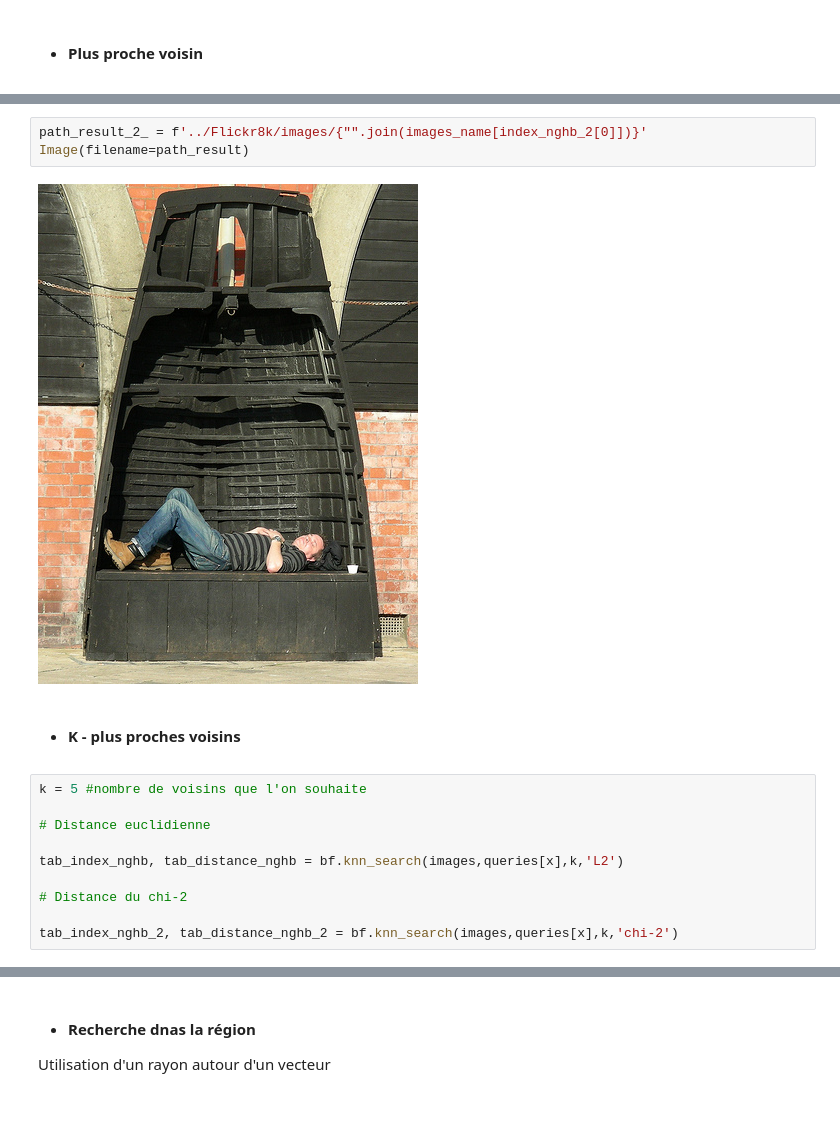
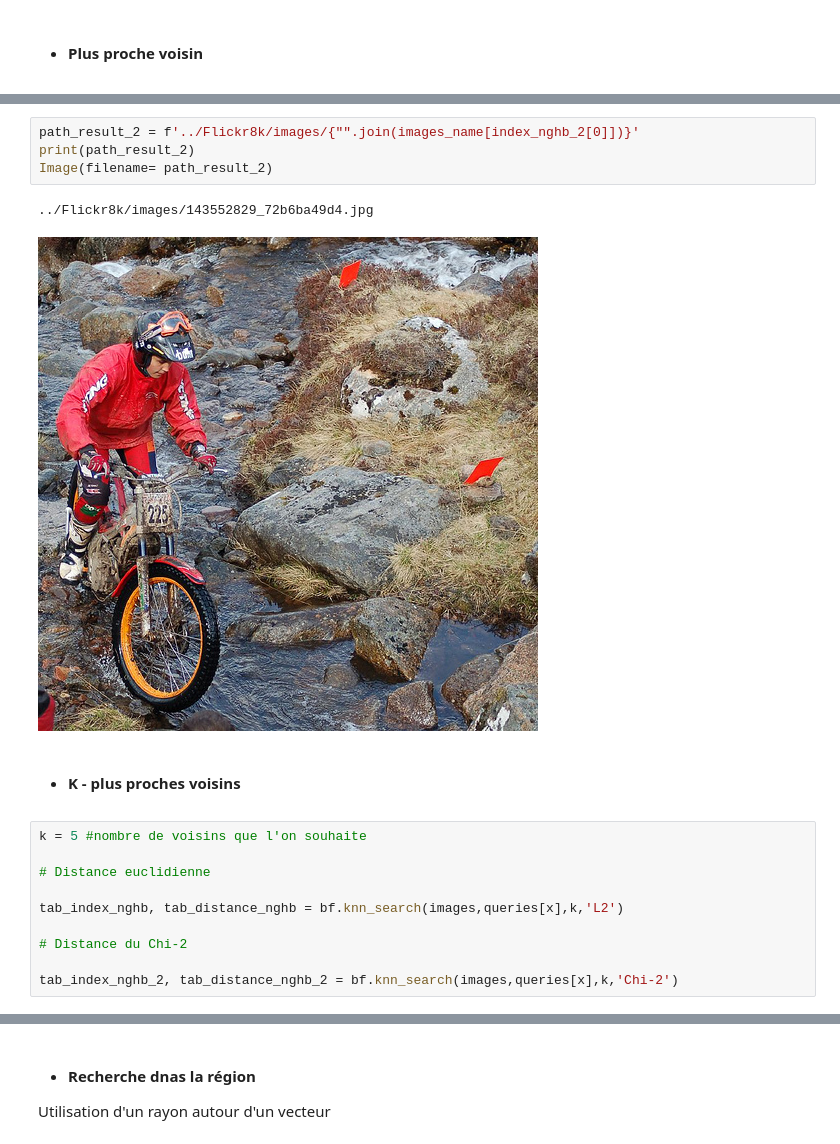
Before and after one commit to Matthoxx/recherche_images, a Jupyter notebook: recherche_force_brute.ipynb, the cells around one changed output, grey strips where cells are left out. Saved outputs shown, nothing was run; the diff lists cells and outputs as text; blank space fills up the shorter version.

```diff
--- a/recherche_force_brute.ipynb
+++ b/recherche_force_brute.ipynb
@@ -48,8 +52,10 @@ Image(filename=path_result)
 # %%
-path_result_2_ = f'../Flickr8k/images/{"".join(images_name[index_nghb_2[0]])}'
-Image(filename=path_result)
+path_result_2 = f'../Flickr8k/images/{"".join(images_name[index_nghb_2[0]])}'
+print(path_result_2)
+Image(filename= path_result_2)
 # %% [output]
+../Flickr8k/images/143552829_72b6ba49d4.jpg
-[figure, old version]
+[figure, new version]
 # %% [markdown]
 - #### K - plus proches voisins
 # %%
@@ -59,9 +65,9 @@ k = 5 #nombre de voisins que l'on souhaite
 
 tab_index_nghb, tab_distance_nghb = bf.knn_search(images,queries[x],k,'L2')
 
-# Distance du chi-2
+# Distance du Chi-2
 
-tab_index_nghb_2, tab_distance_nghb_2 = bf.knn_search(images,queries[x],k,'chi-2')
+tab_index_nghb_2, tab_distance_nghb_2 = bf.knn_search(images,queries[x],k,'Chi-2')
 # %%
 print('Distance Euclidienne')
 for i in tab_index_nghb:
```
Also changed, not shown: parts of 20 cells of this notebook, 6 other files.
